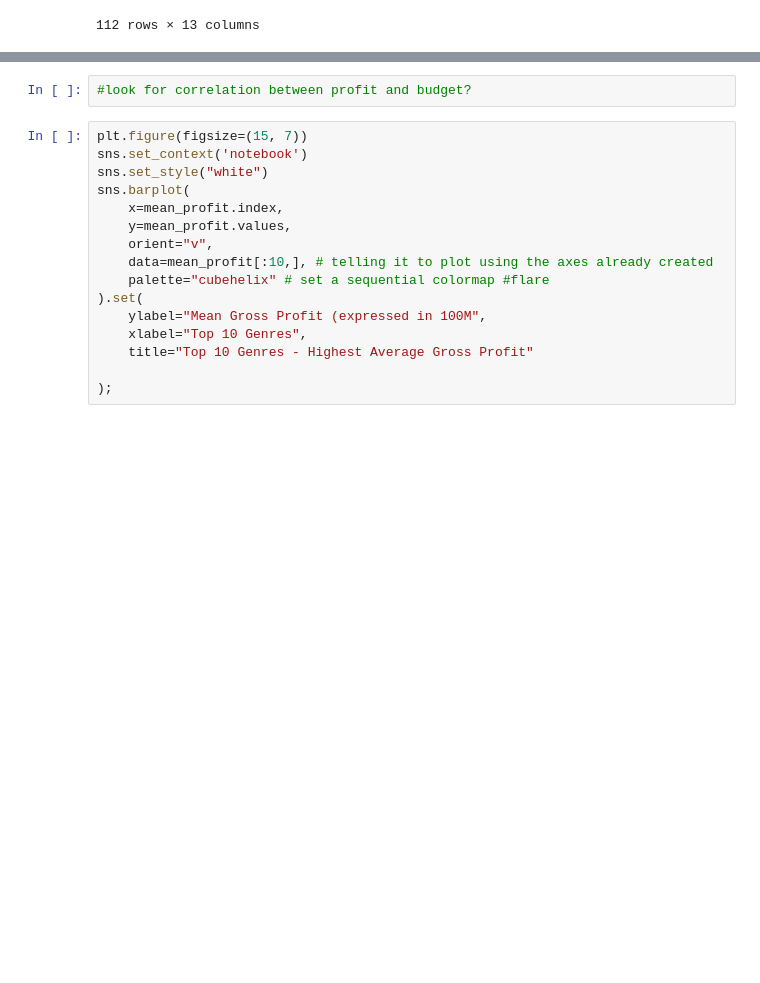
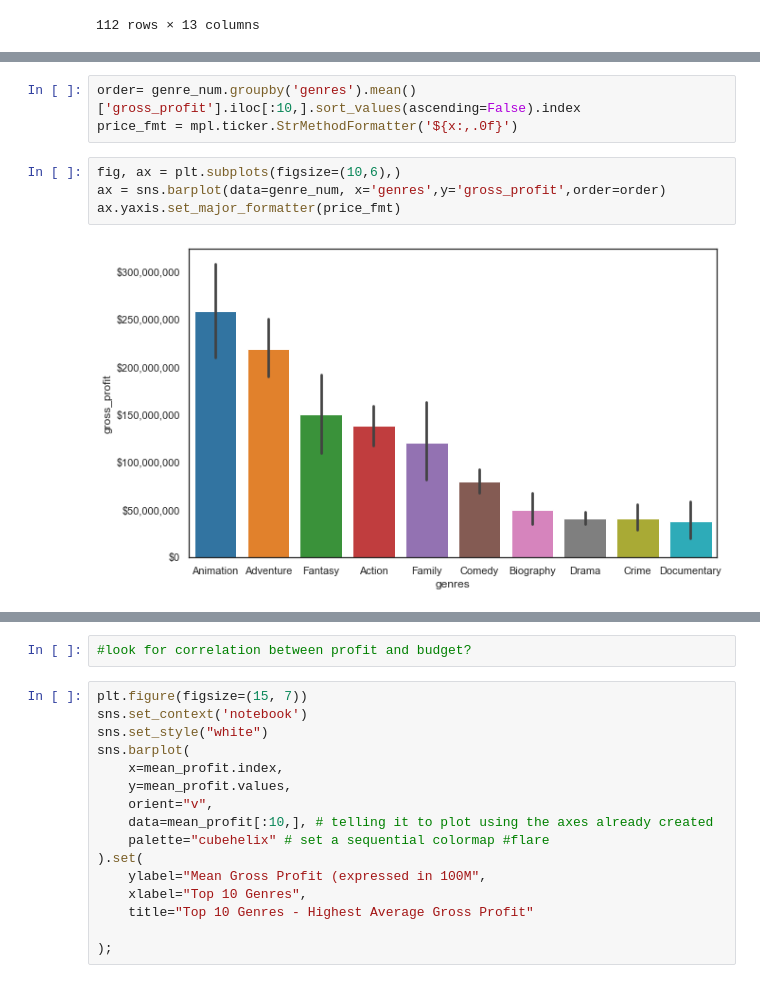
Before and after one commit to alexcasey92/Box-Office-EDA, a Jupyter notebook: dsc-phase1-project-template.ipynb, the cells around one changed output, grey strips where cells are left out. Saved outputs shown, nothing was run; the diff lists cells and outputs as text; blank space fills up the shorter version.

```diff
--- a/dsc-phase1-project-template.ipynb
+++ b/dsc-phase1-project-template.ipynb
@@ -1149,0 +1196,9 @@ plt.show()
+# %%
+order= genre_num.groupby('genres').mean()['gross_profit'].iloc[:10,].sort_values(ascending=False).index
+price_fmt = mpl.ticker.StrMethodFormatter('${x:,.0f}')
+# %%
+fig, ax = plt.subplots(figsize=(10,6),)
+ax = sns.barplot(data=genre_num, x='genres',y='gross_profit',order=order)
+ax.yaxis.set_major_formatter(price_fmt)
+# %% [output]
+[figure, added]
```
Also changed, not shown: parts of 14 cells of this notebook.
